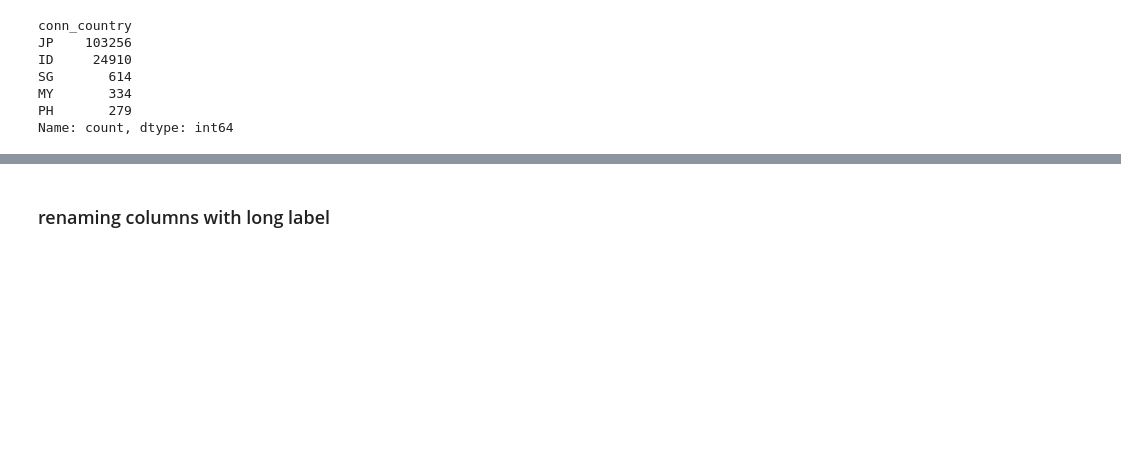
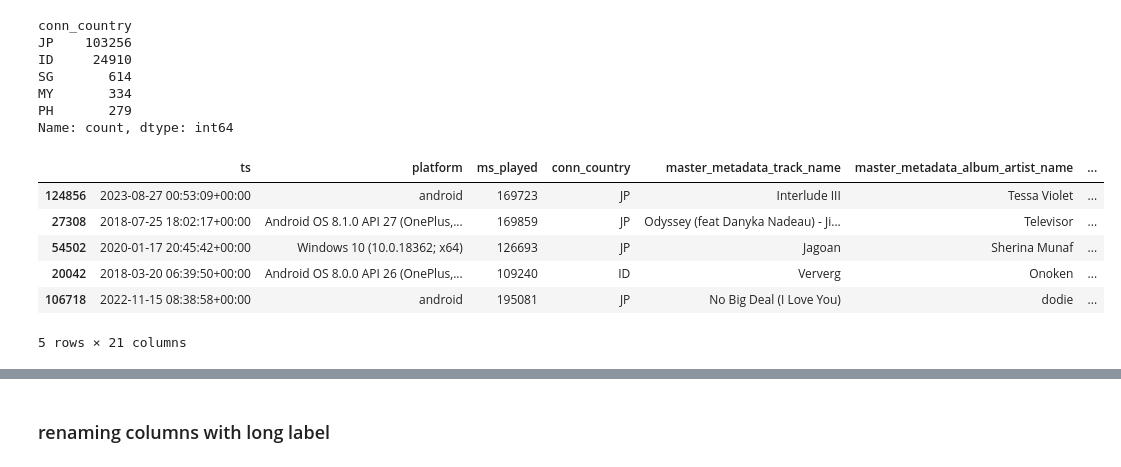
Before and after one commit to nazhifkojaz/Spotify-Analysis-Data-Collection-, a Jupyter notebook: data_preprocessing.ipynb, the cells around one changed output, grey strips where cells are left out. Drawn from its saved outputs; the diff is of its cells as text; code cells hidden in the pictures; blank space fills up the shorter version.

```diff
--- a/data_preprocessing.ipynb
+++ b/data_preprocessing.ipynb
@@ -387,3 +391,13 @@ tracks_df[['ts_local', 'hour', 'day_of_week']] = tracks_df.apply(convert_and_ext
+# %%
+tracks_df.sample(5)
+# %% [output]
+|  | ts | platform | ms_played | conn_country | master_metadata_track_name | master_metadata_album_artist_name | ... |
+| 124856 | 2023-08-27 00:53:09+00:00 | android | 169723 | JP | Interlude III | Tessa Violet | ... |
+| 27308 | 2018-07-25 18:02:17+00:00 | Android OS 8.1.0 API 27 (OnePlus,... | 169859 | JP | Odyssey (feat Danyka Nadeau) - Ji... | Televisor | ... |
+| 54502 | 2020-01-17 20:45:42+00:00 | Windows 10 (10.0.18362; x64) | 126693 | JP | Jagoan | Sherina Munaf | ... |
+| 20042 | 2018-03-20 06:39:50+00:00 | Android OS 8.0.0 API 26 (OnePlus,... | 109240 | ID | Ververg | Onoken | ... |
+| 106718 | 2022-11-15 08:38:58+00:00 | android | 195081 | JP | No Big Deal (I Love You) | dodie | ... |
+5 rows × 21 columns
 # %%
 # show 5 rows for each conn_country
 for country in tracks_df['conn_country'].unique():
```
Also changed, not shown: parts of 6 cells of this notebook, 2 other files.
